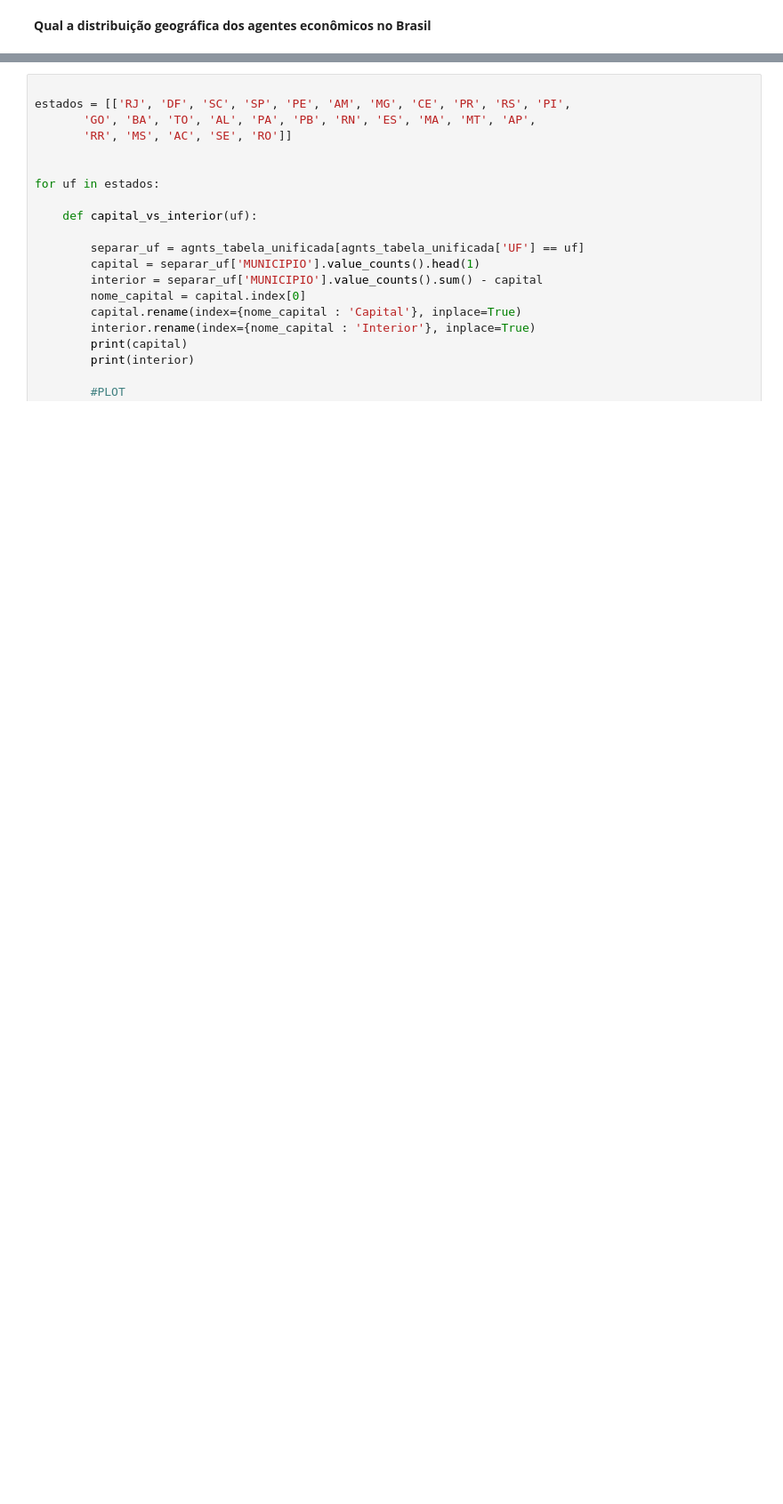
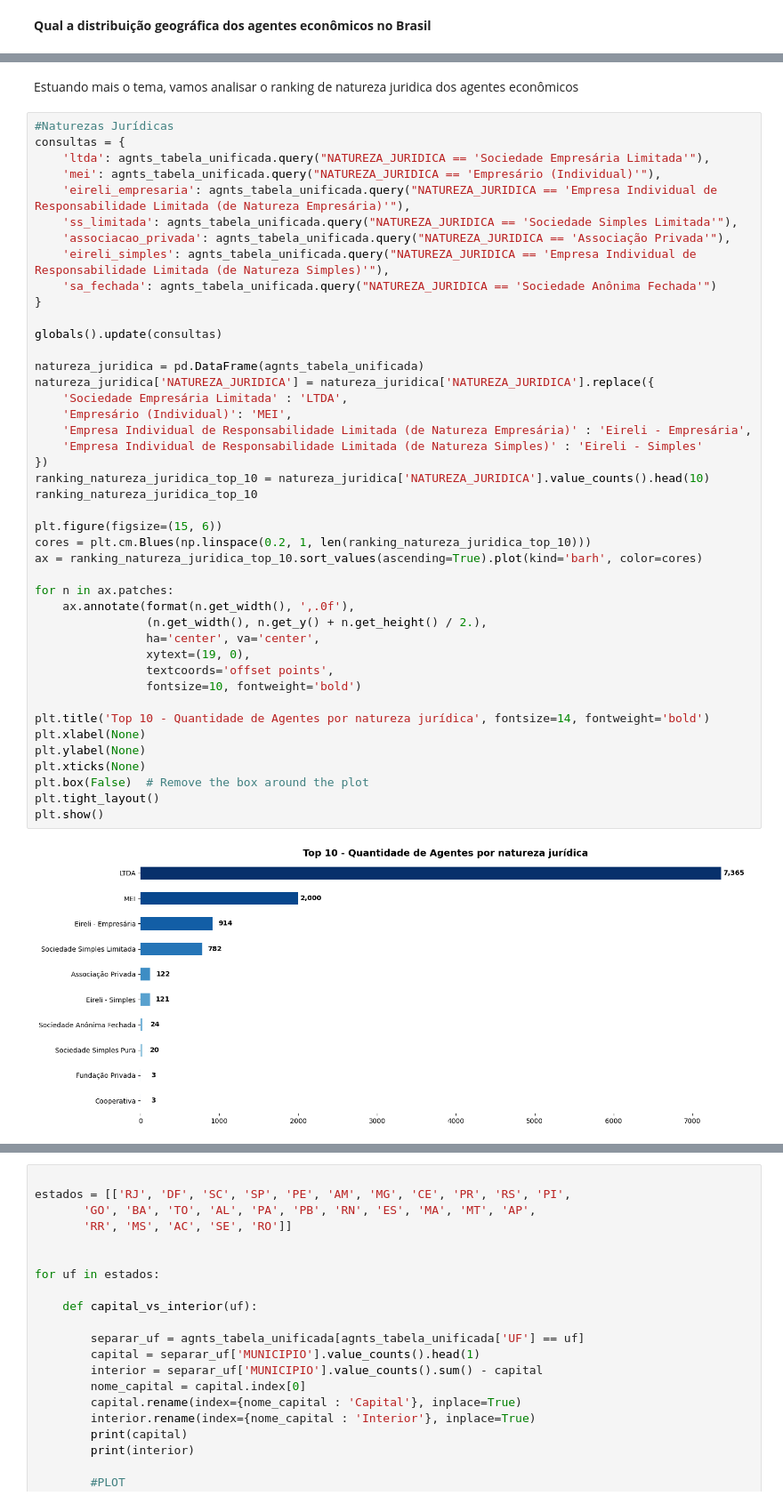
Before and after one commit to fonsecadados/AgenciaNacionalDoCinema_ANCINE, a Jupyter notebook: ANCINE_DesafiosEOportunidades.ipynb, the cells around one changed output, grey strips where cells are left out. Shown at 89% size. Drawn from its saved outputs; the diff is of its cells as text; blank space fills up the shorter version.

```diff
--- a/ANCINE_DesafiosEOportunidades.ipynb
+++ b/ANCINE_DesafiosEOportunidades.ipynb
@@ -449,0 +507,47 @@ plt.show()
+# %% [markdown]
+Estuando mais o tema, vamos analisar o ranking de natureza juridica dos agentes econômicos
+# %%
+#Naturezas Jurídicas
+consultas = {
+    'ltda': agnts_tabela_unificada.query("NATUREZA_JURIDICA == 'Sociedade Empresária Limitada'"),
+    'mei': agnts_tabela_unificada.query("NATUREZA_JURIDICA == 'Empresário (Individual)'"),
+    'eireli_empresaria': agnts_tabela_unificada.query("NATUREZA_JURIDICA == 'Empresa Individual de Responsabilidade Limitada (de Natureza Empresária)'"),
+    'ss_limitada': agnts_tabela_unificada.query("NATUREZA_JURIDICA == 'Sociedade Simples Limitada'"),
+    'associacao_privada': agnts_tabela_unificada.query("NATUREZA_JURIDICA == 'Associação Privada'"),
+    'eireli_simples': agnts_tabela_unificada.query("NATUREZA_JURIDICA == 'Empresa Individual de Responsabilidade Limitada (de Natureza Simples)'"),
+    'sa_fechada': agnts_tabela_unificada.query("NATUREZA_JURIDICA == 'Sociedade Anônima Fechada'")
+}
+
+globals().update(consultas)
+
+natureza_juridica = pd.DataFrame(agnts_tabela_unificada)
+natureza_juridica['NATUREZA_JURIDICA'] = natureza_juridica['NATUREZA_JURIDICA'].replace({
+    'Sociedade Empresária Limitada' : 'LTDA',
+    'Empresário (Individual)': 'MEI',
+    'Empresa Individual de Responsabilidade Limitada (de Natureza Empresária)' : 'Eireli - Empresária',
+    'Empresa Individual de Responsabilidade Limitada (de Natureza Simples)' : 'Eireli - Simples'
+})
+ranking_natureza_juridica_top_10 = natureza_juridica['NATUREZA_JURIDICA'].value_counts().head(10)
+ranking_natureza_juridica_top_10
+
+plt.figure(figsize=(15, 6))
+cores = plt.cm.Blues(np.linspace(0.2, 1, len(ranking_natureza_juridica_top_10)))
+ax = ranking_natureza_juridica_top_10.sort_values(ascending=True).plot(kind='barh', color=cores)
+
+for n in ax.patches:
+    ax.annotate(format(n.get_width(), ',.0f'),
+                (n.get_width(), n.get_y() + n.get_height() / 2.),
+                ha='center', va='center',
+                xytext=(19, 0),
+                textcoords='offset points',
+                fontsize=10, fontweight='bold')
+
+plt.title('Top 10 - Quantidade de Agentes por natureza jurídica', fontsize=14, fontweight='bold')
+plt.xlabel(None)
+plt.ylabel(None)
+plt.xticks(None)
+plt.box(False)  # Remove the box around the plot
+plt.tight_layout()
+plt.show()
+# %% [output]
+[figure, added]
```
Also changed, not shown: parts of 29 cells of this notebook, 1 other file.
